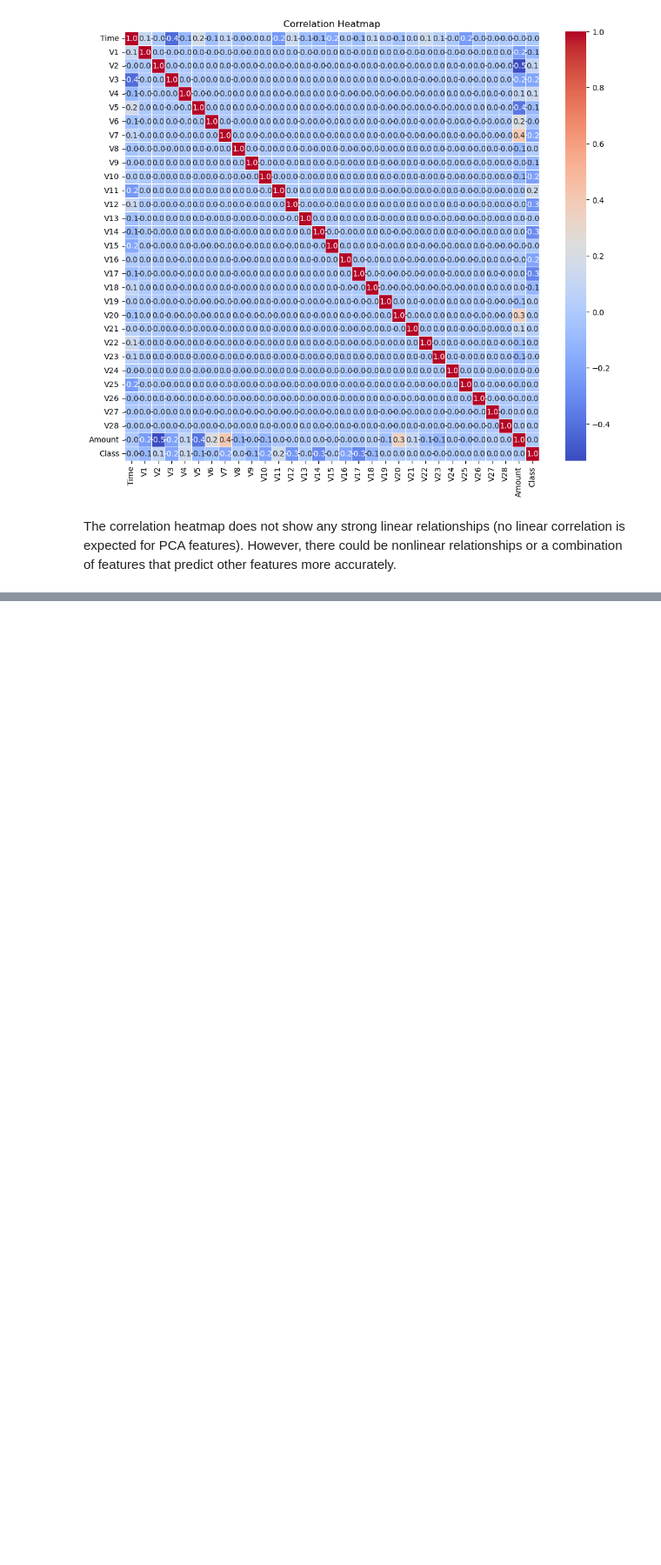
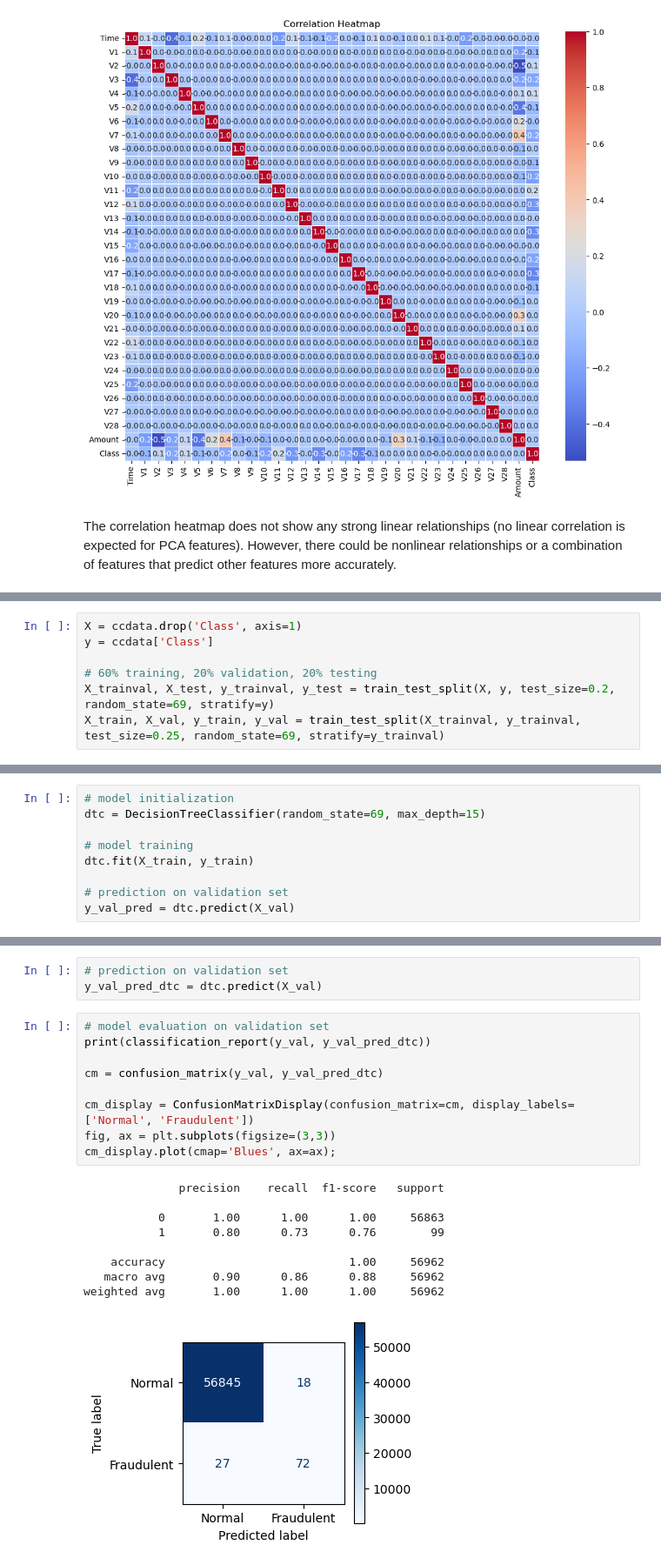
Before and after one commit to cedrickeller-cmd/financial-transactions-fraud-detection, a Jupyter notebook: main.ipynb, the cells around one changed output, grey strips where cells are left out. Shown at 87% size. Cells and saved outputs as stored; diff of their text form; blank space fills up the shorter version.

Commit message:
tested different approaches with DT and random forest

```diff
--- a/main.ipynb
+++ b/main.ipynb
@@ -247,0 +270,7 @@ The correlation heatmap does not show any strong linear relationships (no linear
+# %%
+X = ccdata.drop('Class', axis=1)
+y = ccdata['Class']
+
+# 60% training, 20% validation, 20% testing
+X_trainval, X_test, y_trainval, y_test = train_test_split(X, y, test_size=0.2, random_state=69, stratify=y)
+X_train, X_val, y_train, y_val = train_test_split(X_trainval, y_trainval, test_size=0.25, random_state=69, stratify=y_trainval)
@@ -247,0 +285,9 @@ The correlation heatmap does not show any strong linear relationships (no linear
+# %%
+# model initialization
+dtc = DecisionTreeClassifier(random_state=69, max_depth=15)
+
+# model training
+dtc.fit(X_train, y_train)
+
+# prediction on validation set
+y_val_pred = dtc.predict(X_val)
@@ -247,0 +309,22 @@ The correlation heatmap does not show any strong linear relationships (no linear
+# %%
+# prediction on validation set
+y_val_pred_dtc = dtc.predict(X_val)
+# %%
+# model evaluation on validation set
+print(classification_report(y_val, y_val_pred_dtc))
+
+cm = confusion_matrix(y_val, y_val_pred_dtc)
+
+cm_display = ConfusionMatrixDisplay(confusion_matrix=cm, display_labels=['Normal', 'Fraudulent'])
+fig, ax = plt.subplots(figsize=(3,3))
+cm_display.plot(cmap='Blues', ax=ax);
+# %% [output]
+              precision    recall  f1-score   support
+
+           0       1.00      1.00      1.00     56863
+           1       0.80      0.73      0.76        99
+
+    accuracy                           1.00     56962
+   macro avg       0.90      0.86      0.88     56962
+weighted avg       1.00      1.00      1.00     56962
+[figure, added]
```
Also changed, not shown: parts of 36 cells of this notebook.
